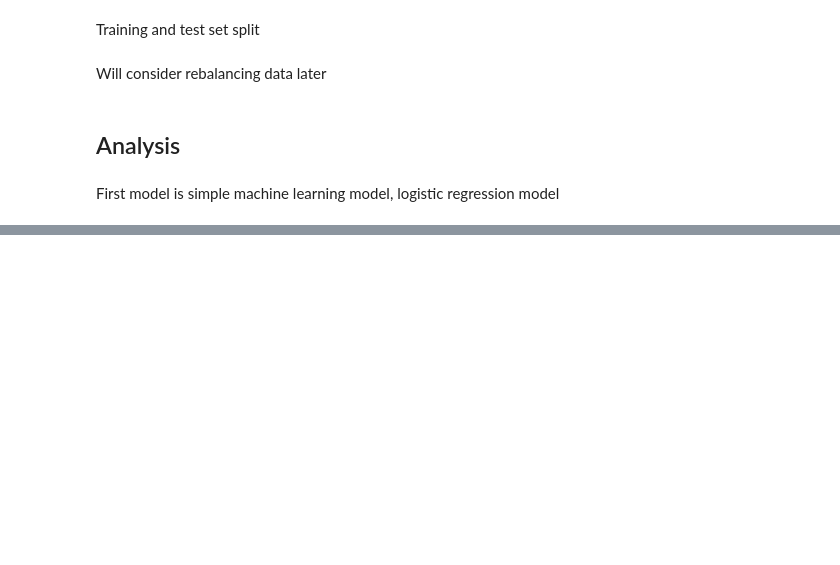
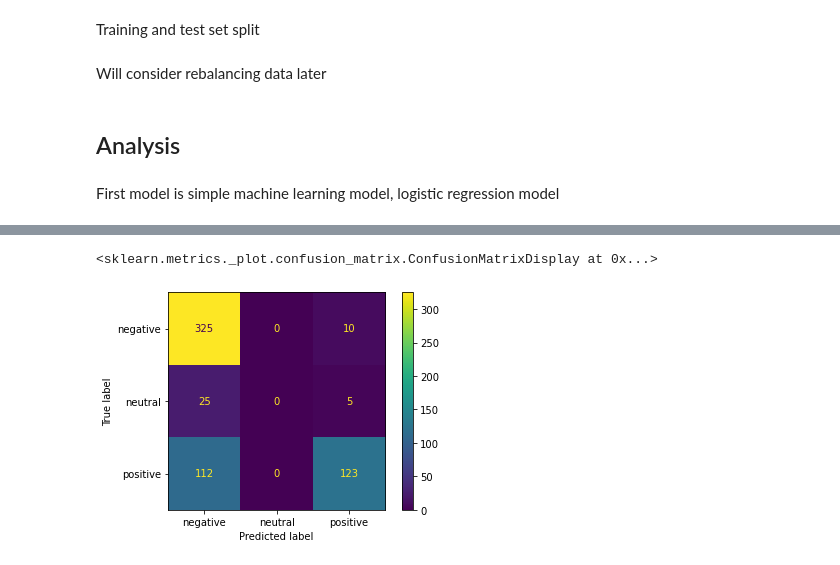
Before and after one commit to nancyho83/ACNH_Review_Sentiment, a Jupyter notebook: animal-crossing-review-analysis.ipynb, the cells around one changed output, grey strips where cells are left out. Cells and saved outputs as stored; diff of their text form; code cells hidden in the pictures; blank space fills up the shorter version.

```diff
--- a/animal-crossing-review-analysis.ipynb
+++ b/animal-crossing-review-analysis.ipynb
@@ -233,0 +267,6 @@ print(scores)
+# %%
+mnb_pipe.fit(X_train, y_train)
+plot_confusion_matrix(mnb_pipe, X_test, y_test)
+# %% [output]
+<sklearn.metrics._plot.confusion_matrix.ConfusionMatrixDisplay at 0x...>
+[figure, added]
```
Also changed, not shown: parts of 13 cells of this notebook.
